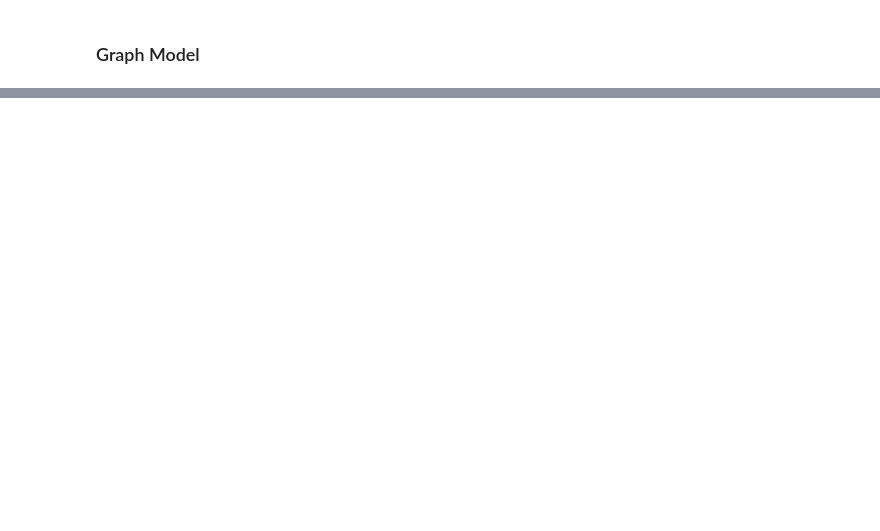
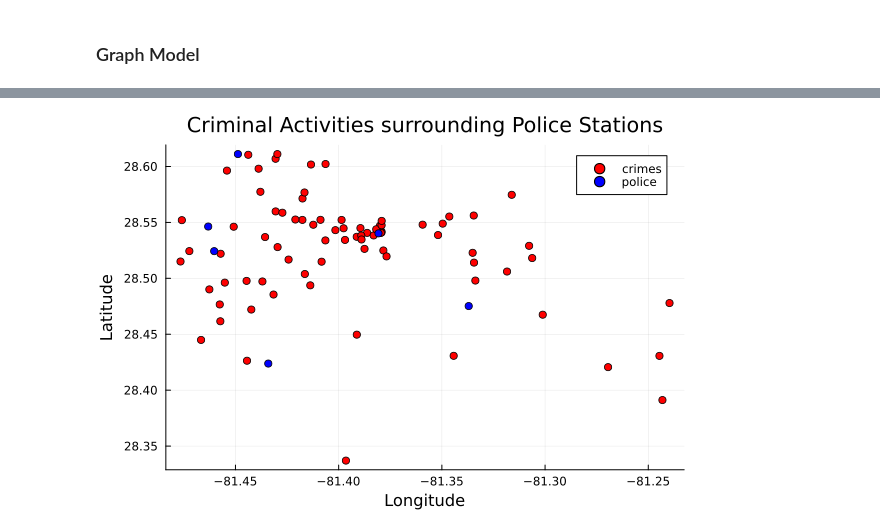
Before and after one commit to MorandR/CatchingCooks, a Jupyter notebook: CatchingCrooks.ipynb, the cells around one changed output, grey strips where cells are left out. Saved outputs shown, nothing was run; the diff lists cells and outputs as text; code cells hidden in the pictures; blank space fills up the shorter version.

```diff
--- a/CatchingCrooks.ipynb
+++ b/CatchingCrooks.ipynb
@@ -426,0 +416,4 @@ By focusing resources on identified crime hotspots and addressing specific patte
+# %%
+ps_coor = [x[1:2] for x in police_stations]
+
+police_stations_coor = [(sub[2], sub[1]) for sub in ps_coor]
@@ -426,0 +428,18 @@ By focusing resources on identified crime hotspots and addressing specific patte
+# %%
+# location
+
+
+plt = plot(location,
+      xlabel="Longitude",
+     ylabel="Latitude", color=:red,
+    mkrsize=5, seriestype=:scatter, label ="crimes",
+    title= "Criminal Activities surrounding Police Stations"
+
+)
+
+plot!(police_stations_coor, color=:blue,
+      mkrsize=5, seriestype=:scatter, label ="police"
+
+)
+# %% [output]
+[figure, added]
```
Also changed, not shown: parts of 29 cells of this notebook.
